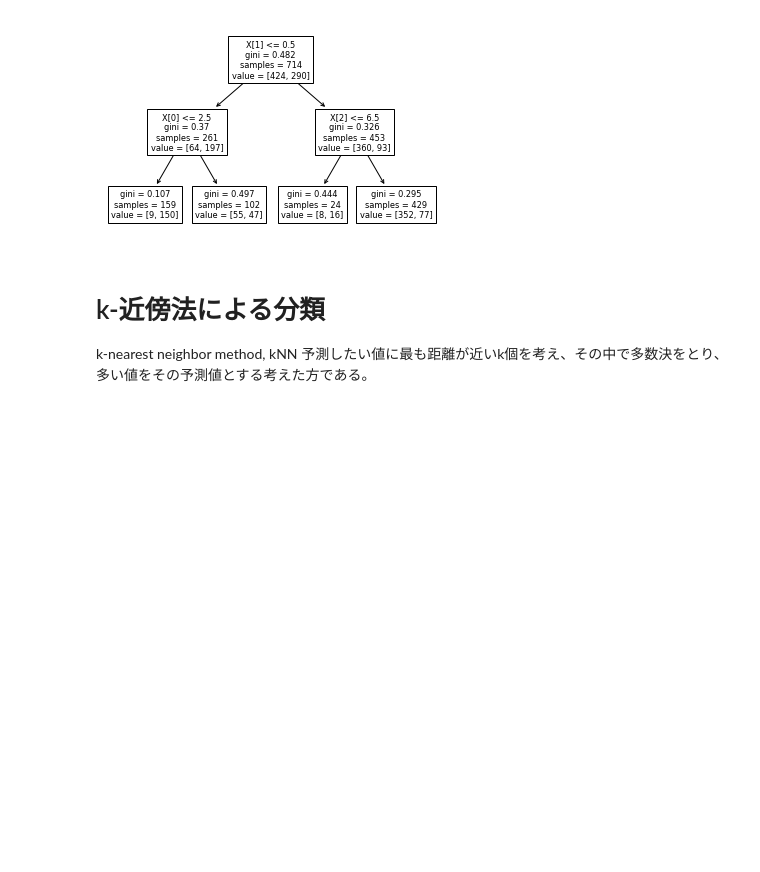
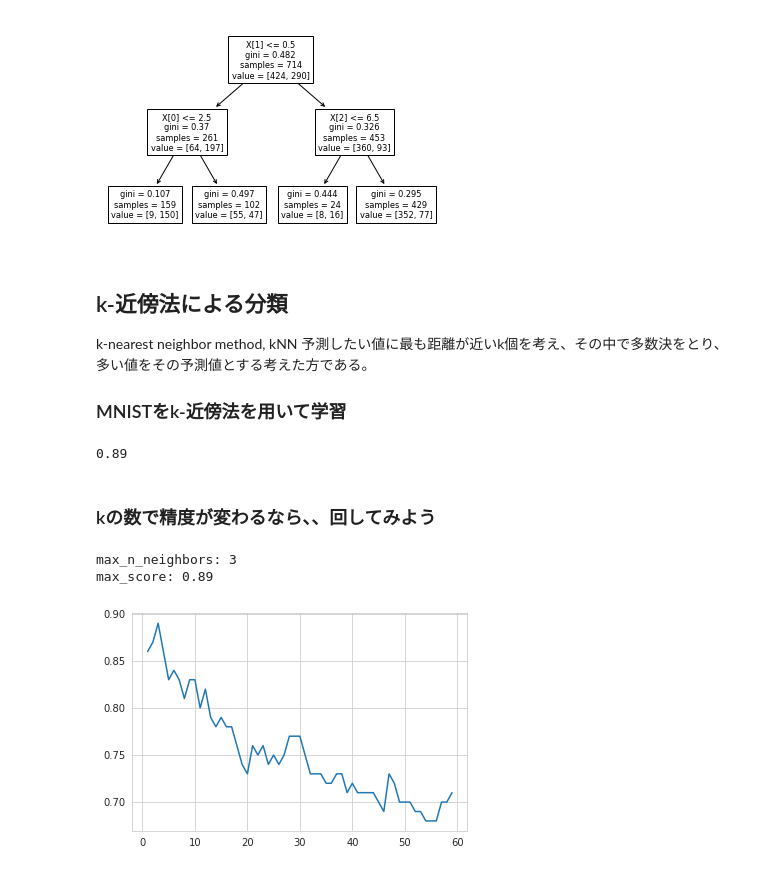
Before and after one commit to anko191/Python_Kaggle, a Jupyter notebook: jsonload.ipynb, the cells around one changed output. Cells and saved outputs as stored; diff of their text form; code cells hidden in the pictures; blank space fills up the shorter version.

```diff
--- a/jsonload.ipynb
+++ b/jsonload.ipynb
@@ -255,7 +255,9 @@ tree.plot_tree(DTC)
  Text(292.95, 36.23999999999998, 'gini = 0.295\nsamples = 429\nvalue = [352, 77]')]
 [figure]
 # %% [markdown]
-# k-近傍法による分類
+## k-近傍法による分類
 
 k-nearest neighbor method, kNN
 予測したい値に最も距離が近いk個を考え、その中で多数決をとり、多い値をその予測値とする考えた方である。
+
+### MNISTをk-近傍法を用いて学習
@@ -261,0 +295,38 @@ k-nearest neighbor method, kNN
+# %%
+from sklearn.neighbors import KNeighborsClassifier
+#https://qiita.com/yshi12/items/26771139672d40a0be32
+#from sklearn.cross_validation import train_test_split#使えません
+#https://qiita.com/tprn/items/3acef9484a25de96576a
+#from sklearn.model_selection import cross_val_score
+knn = KNeighborsClassifier(n_neighbors = 3) #k = 3
+knn.fit(mnist_train_data,mnist_train_target.values.ravel())
+pred = knn.predict(mnist_test_data)
+# https://qiita.com/yshi12/items/26771139672d40a0be32
+from sklearn import metrics
+metrics.accuracy_score(mnist_test_target,pred)
+# %% [output]
+0.89
+# %% [markdown]
+### kの数で精度が変わるなら、、回してみよう
+# %%
+accuracy = []
+k_range = 60
+min_s = -1
+max_k = -1
+for k in range(1,k_range):
+    knn = KNeighborsClassifier(n_neighbors=k)
+    knn.fit(mnist_train_data, mnist_train_target.values.ravel())
+    pred = knn.predict(mnist_test_data)
+    score = metrics.accuracy_score(mnist_test_target.values.ravel(), pred)
+    accuracy.append(score)
+    if score > min_s:
+        max_k = k
+        min_s = score
+plt.plot(range(1,k_range),accuracy)
+
+print('max_n_neighbors:',max_k)
+print('max_score:',min_s)
+# %% [output]
+max_n_neighbors: 3
+max_score: 0.89
+[figure, added]
```
Also changed, not shown: parts of 3 cells of this notebook.
